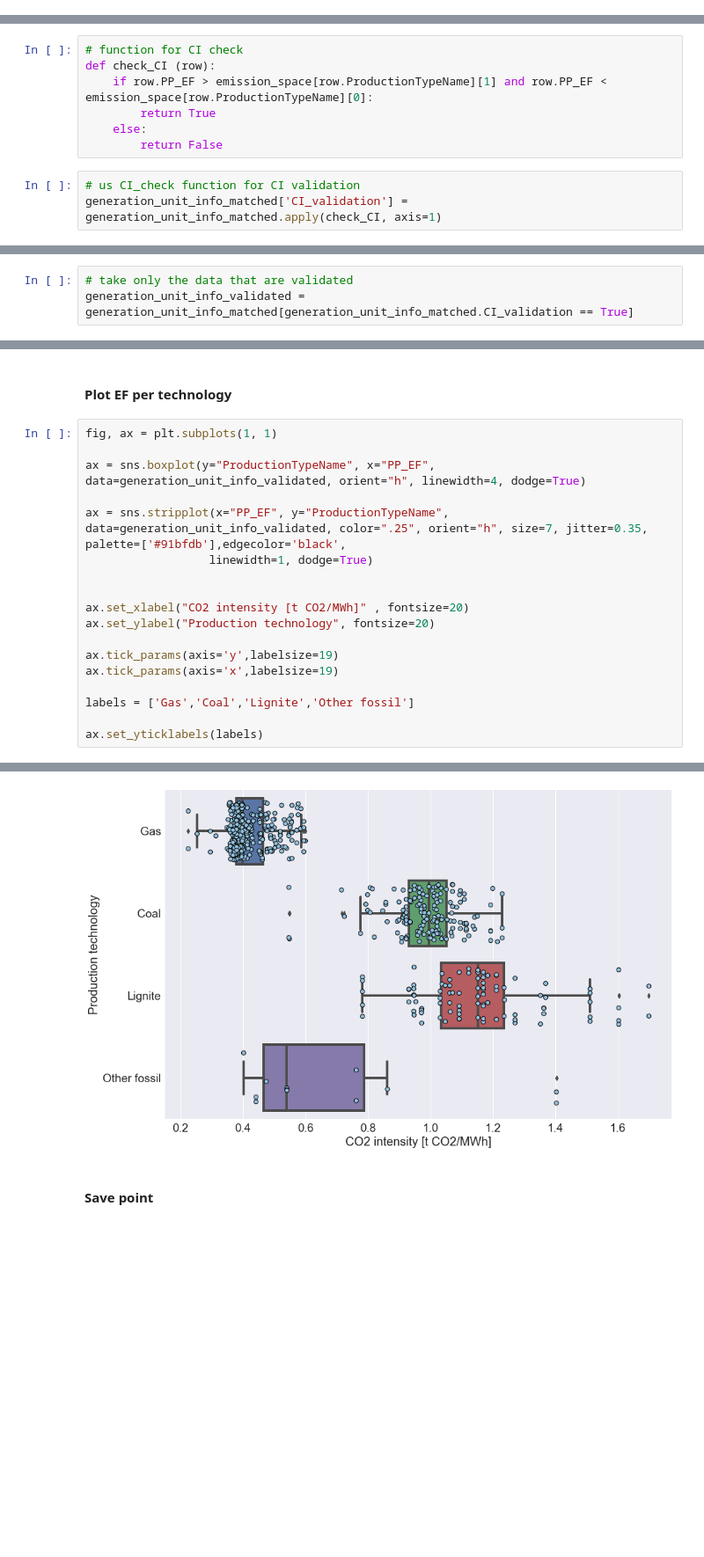
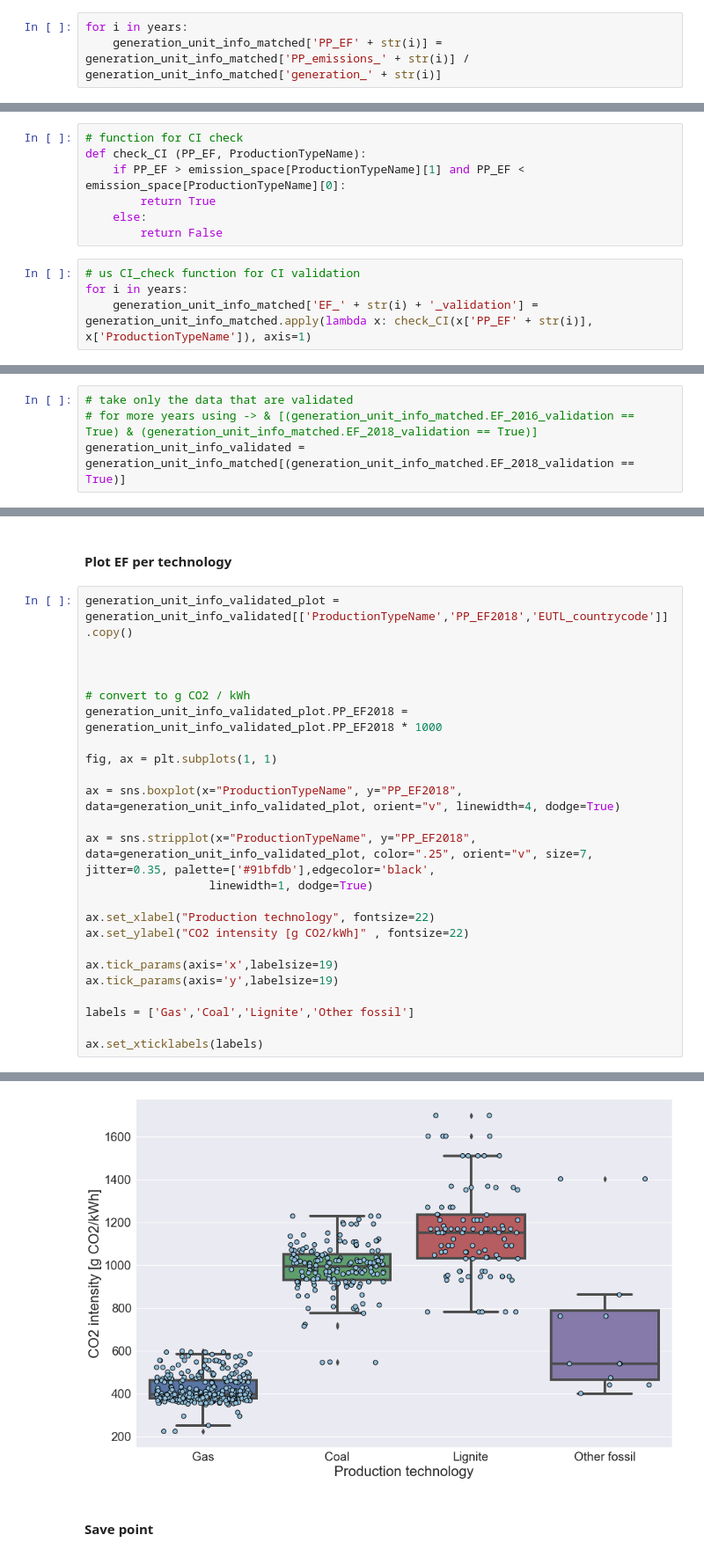
Before and after one commit to INATECH-CIG/CO2_emissions_factors, a Jupyter notebook: EF calculation bottom up method.ipynb, the cells around one changed output, grey strips where cells are left out. Shown at 88% size. Cells and saved outputs as stored; diff of their text form; blank space fills up the shorter version.

```diff
--- a/EF calculation bottom up method.ipynb
+++ b/EF calculation bottom up method.ipynb
@@ -274,3 +320,6 @@ generation_unit_info_matched['PP_EF'] = generation_unit_info_matched.PP_emission
+# %%
+for i in years:
+    generation_unit_info_matched['PP_EF' + str(i)] = generation_unit_info_matched['PP_emissions_' + str(i)] / generation_unit_info_matched['generation_' + str(i)]
 # %% [markdown]
 Show first 10 entries from data.
 
@@ -332,12 +382,13 @@ emission_space = {"lignite": (1.705,.568),
                   "other_fossil": (1.570,.400)}
 # %%
 # function for CI check
-def check_CI (row):
-    if row.PP_EF > emission_space[row.ProductionTypeName][1] and row.PP_EF < emission_space[row.ProductionTypeName][0]:
+def check_CI (PP_EF, ProductionTypeName):
+    if PP_EF > emission_space[ProductionTypeName][1] and PP_EF < emission_space[ProductionTypeName][0]:
         return True
     else:
         return False
 # %%
 # us CI_check function for CI validation
-generation_unit_info_matched['CI_validation'] = generation_unit_info_matched.apply(check_CI, axis=1)
+for i in years:
+    generation_unit_info_matched['EF_' + str(i) + '_validation'] = generation_unit_info_matched.apply(lambda x: check_CI(x['PP_EF' + str(i)], x['ProductionTypeName']), axis=1)
 # %%
@@ -353,6 +414,7 @@ generation_unit_info_matched.head()
 # %%
 # take only the data that are validated
-generation_unit_info_validated = generation_unit_info_matched[generation_unit_info_matched.CI_validation == True]
+# for more years using -> & [(generation_unit_info_matched.EF_2016_validation == True) & (generation_unit_info_matched.EF_2018_validation == True)]
+generation_unit_info_validated = generation_unit_info_matched[(generation_unit_info_matched.EF_2018_validation == True)]
 # %%
 #number of power plants
 len(generation_unit_info_validated)
@@ -379,22 +441,28 @@ produce emissions which need to be paid for.
 # %% [markdown]
 #### Plot EF per technology
 # %%
+generation_unit_info_validated_plot = generation_unit_info_validated[['ProductionTypeName','PP_EF2018','EUTL_countrycode']].copy()
+
+
+
+# convert to g CO2 / kWh
+generation_unit_info_validated_plot.PP_EF2018 = generation_unit_info_validated_plot.PP_EF2018 * 1000
+
 fig, ax = plt.subplots(1, 1)
 
-ax = sns.boxplot(y="ProductionTypeName", x="PP_EF", data=generation_unit_info_validated, orient="h", linewidth=4, dodge=True)
+ax = sns.boxplot(x="ProductionTypeName", y="PP_EF2018", data=generation_unit_info_validated_plot, orient="v", linewidth=4, dodge=True)
 
-ax = sns.stripplot(x="PP_EF", y="ProductionTypeName", data=generation_unit_info_validated, color=".25", orient="h", size=7, jitter=0.35, palette=['#91bfdb'],edgecolor='black',
+ax = sns.stripplot(x="ProductionTypeName", y="PP_EF2018", data=generation_unit_info_validated_plot, color=".25", orient="v", size=7, jitter=0.35, palette=['#91bfdb'],edgecolor='black',
                   linewidth=1, dodge=True)
 
+ax.set_xlabel("Production technology", fontsize=22)
+ax.set_ylabel("CO2 intensity [g CO2/kWh]" , fontsize=22)
 
-ax.set_xlabel("CO2 intensity [t CO2/MWh]" , fontsize=20)
-ax.set_ylabel("Production technology", fontsize=20)
-
+ax.tick_params(axis='x',labelsize=19)
 ax.tick_params(axis='y',labelsize=19)
-ax.tick_params(axis='x',labelsize=19)
 
 labels = ['Gas','Coal','Lignite','Other fossil']
 
-ax.set_yticklabels(labels)
+ax.set_xticklabels(labels)
 # %% [output]
 [Text(0, 0, 'Gas'),
@@ -404,4 +472,4 @@ ax.set_yticklabels(labels)
-[figure, old version]
+[figure, new version]
 # %% [markdown]
 #### Save point
 # %%
```
Also changed, not shown: parts of 28 cells of this notebook, 8 other files.
